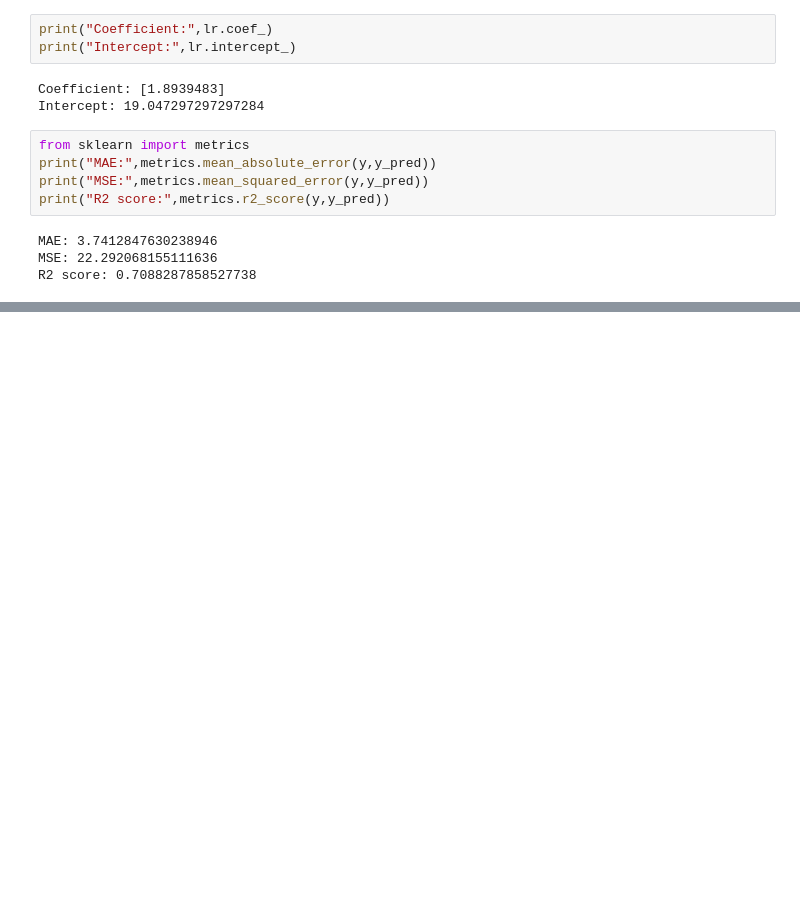
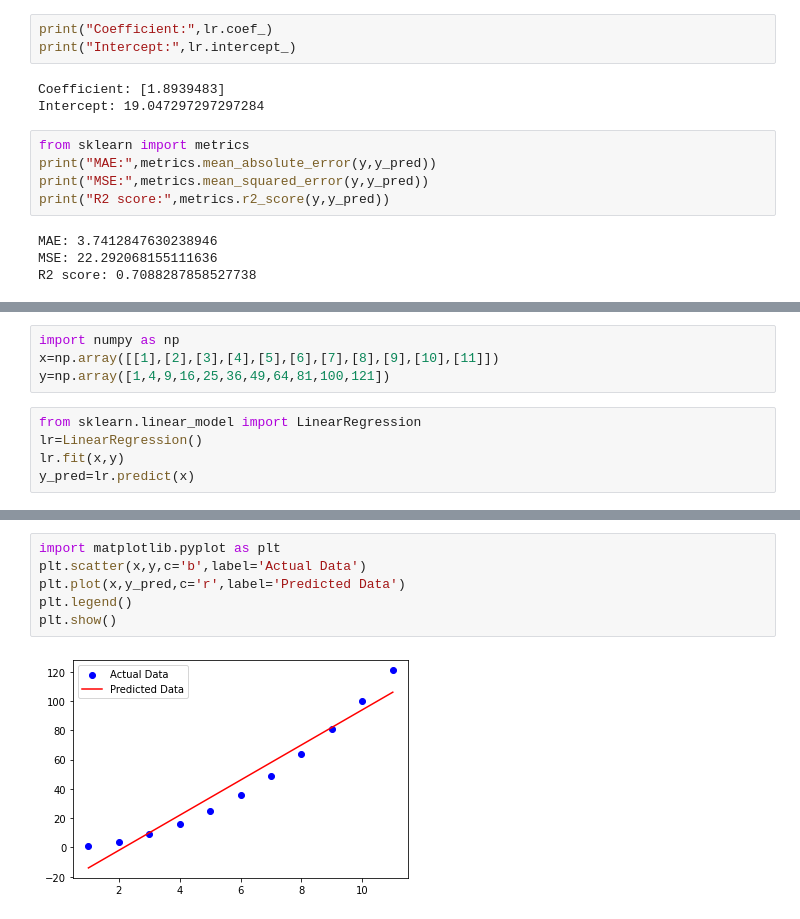
Before and after one commit to ShahHet2812/Sem4, a Jupyter notebook: B4_128_Sem_4/B4_T2/Python/Chapter-5.ipynb, the cells around one changed output, grey strips where cells are left out. Drawn from its saved outputs; the diff is of its cells as text; blank space fills up the shorter version.

```diff
--- a/B4_128_Sem_4/B4_T2/Python/Chapter-5.ipynb
+++ b/B4_128_Sem_4/B4_T2/Python/Chapter-5.ipynb
@@ -113,0 +153,9 @@ plt.show()
+# %%
+import numpy as np
+x=np.array([[1],[2],[3],[4],[5],[6],[7],[8],[9],[10],[11]])
+y=np.array([1,4,9,16,25,36,49,64,81,100,121])
+# %%
+from sklearn.linear_model import LinearRegression
+lr=LinearRegression()
+lr.fit(x,y)
+y_pred=lr.predict(x)
@@ -113,0 +171,8 @@ plt.show()
+# %%
+import matplotlib.pyplot as plt
+plt.scatter(x,y,c='b',label='Actual Data')
+plt.plot(x,y_pred,c='r',label='Predicted Data')
+plt.legend()
+plt.show()
+# %% [output]
+[figure, added]
```
Also changed, not shown: parts of 14 cells of this notebook, 5 other files.
